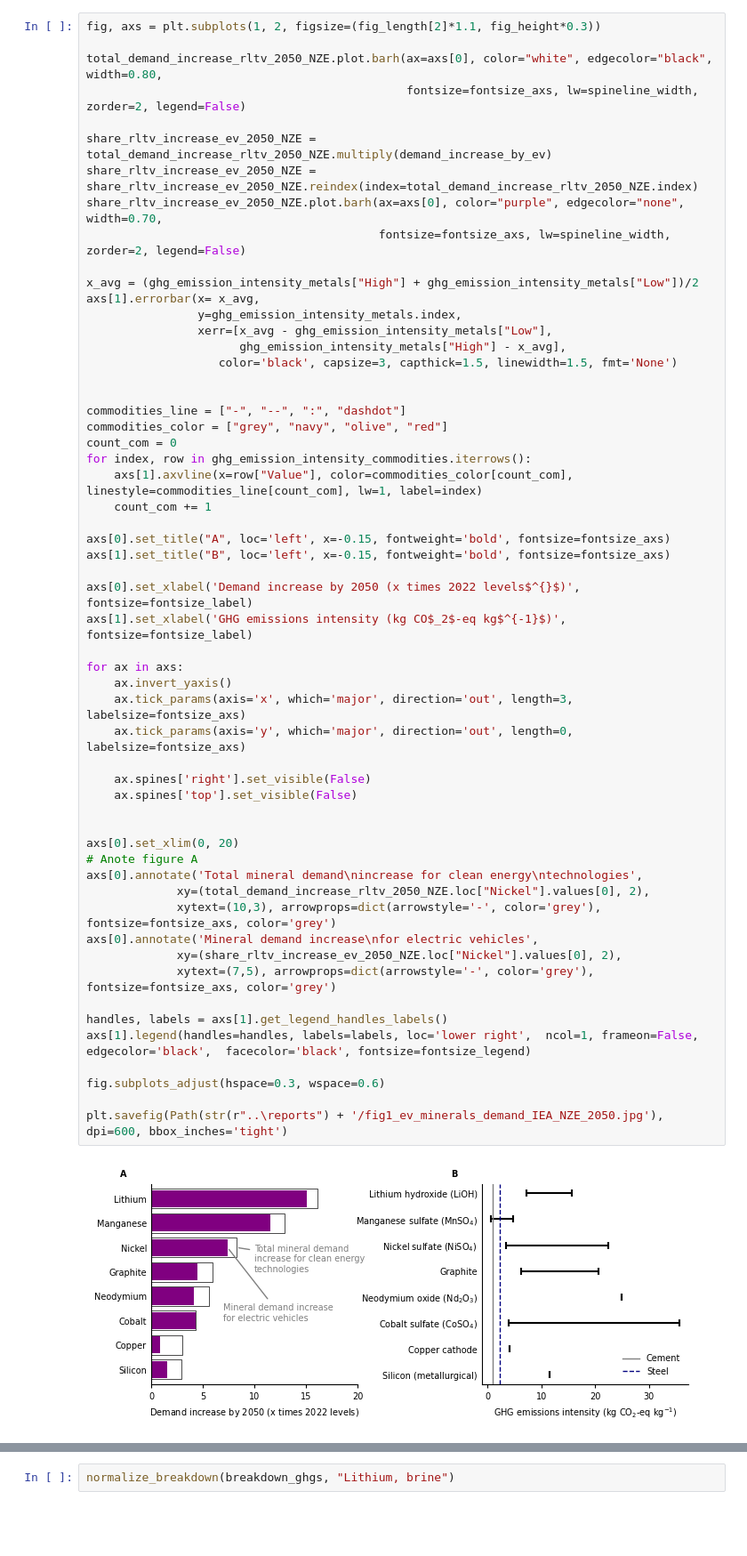
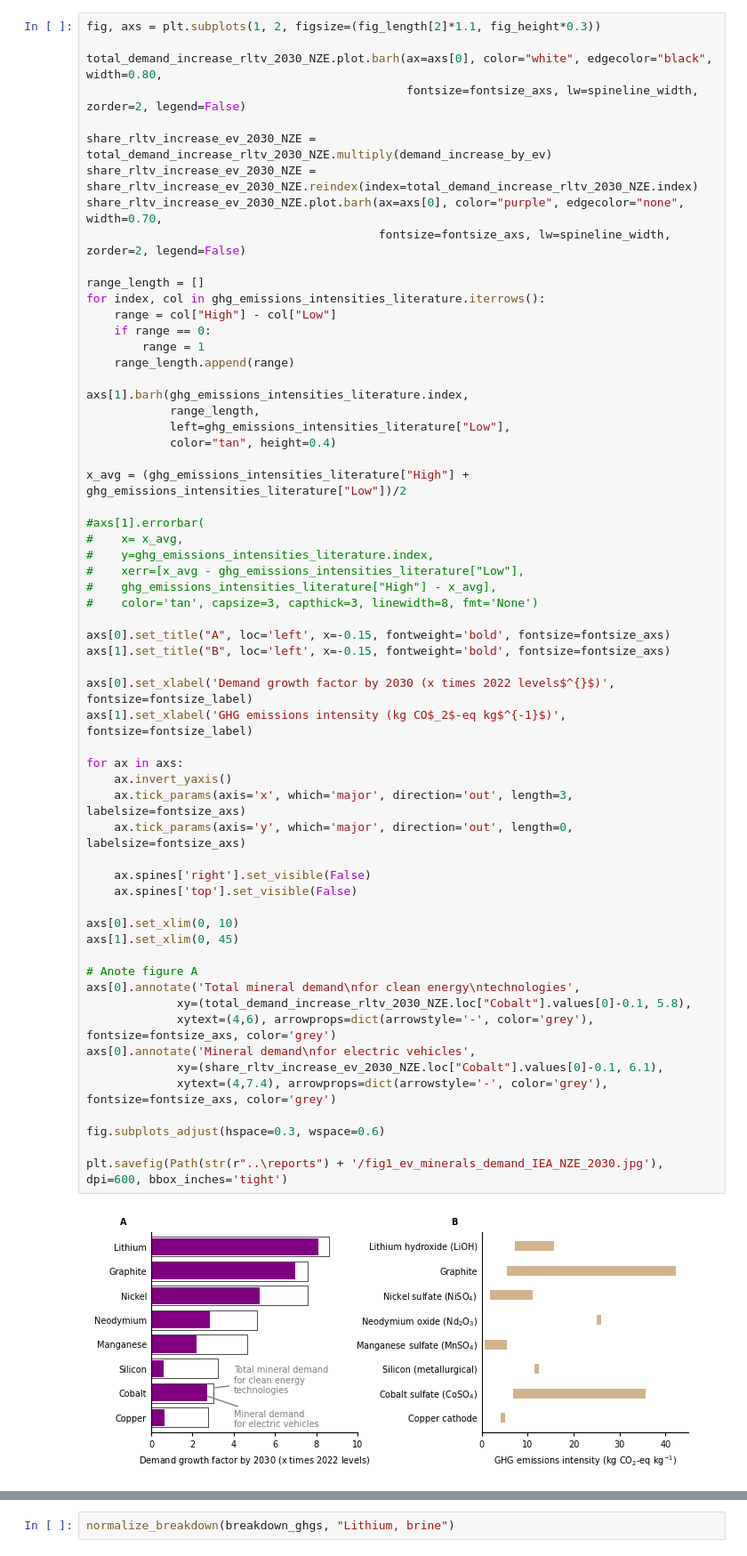
Before and after one commit to robyistrate/decarbonization_LIB_raw_materials, a Jupyter notebook: analysis/03_visualization.ipynb, the cells around one changed output, grey strips where cells are left out. Shown at 89% size. Saved outputs shown, nothing was run; the diff lists cells and outputs as text; blank space fills up the shorter version.

```diff
--- a/analysis/03_visualization.ipynb
+++ b/analysis/03_visualization.ipynb
@@ -93,59 +118,63 @@ ghg_emission_intensity_metals
 # %%
 fig, axs = plt.subplots(1, 2, figsize=(fig_length[2]*1.1, fig_height*0.3))
 
-total_demand_increase_rltv_2050_NZE.plot.barh(ax=axs[0], color="white", edgecolor="black", width=0.80,
+total_demand_increase_rltv_2030_NZE.plot.barh(ax=axs[0], color="white", edgecolor="black", width=0.80,
                                               fontsize=fontsize_axs, lw=spineline_width, zorder=2, legend=False)
 
-share_rltv_increase_ev_2050_NZE = total_demand_increase_rltv_2050_NZE.multiply(demand_increase_by_ev)
-share_rltv_increase_ev_2050_NZE = share_rltv_increase_ev_2050_NZE.reindex(index=total_demand_increase_rltv_2050_NZE.index)
-share_rltv_increase_ev_2050_NZE.plot.barh(ax=axs[0], color="purple", edgecolor="none", width=0.70,
+share_rltv_increase_ev_2030_NZE = total_demand_increase_rltv_2030_NZE.multiply(demand_increase_by_ev)
+share_rltv_increase_ev_2030_NZE = share_rltv_increase_ev_2030_NZE.reindex(index=total_demand_increase_rltv_2030_NZE.index)
+share_rltv_increase_ev_2030_NZE.plot.barh(ax=axs[0], color="purple", edgecolor="none", width=0.70,
                                           fontsize=fontsize_axs, lw=spineline_width, zorder=2, legend=False)
 
-x_avg = (ghg_emission_intensity_metals["High"] + ghg_emission_intensity_metals["Low"])/2
-axs[1].errorbar(x= x_avg,
-                y=ghg_emission_intensity_metals.index,
-                xerr=[x_avg - ghg_emission_intensity_metals["Low"],
-                      ghg_emission_intensity_metals["High"] - x_avg],
-                   color='black', capsize=3, capthick=1.5, linewidth=1.5, fmt='None')
+range_length = []
+for index, col in ghg_emissions_intensities_literature.iterrows():
+    range = col["High"] - col["Low"]
+    if range == 0:
+        range = 1
+    range_length.append(range)
 
+axs[1].barh(ghg_emissions_intensities_literature.index,
+            range_length,
+            left=ghg_emissions_intensities_literature["Low"],
+            color="tan", height=0.4)
 
-commodities_line = ["-", "--", ":", "dashdot"]
-commodities_color = ["grey", "navy", "olive", "red"]
-count_com = 0
-for index, row in ghg_emission_intensity_commodities.iterrows():
-    axs[1].axvline(x=row["Value"], color=commodities_color[count_com], linestyle=commodities_line[count_com], lw=1, label=index)
-    count_com += 1
+x_avg = (ghg_emissions_intensities_literature["High"] + ghg_emissions_intensities_literature["Low"])/2
+
+#axs[1].errorbar(
+#    x= x_avg,
+#    y=ghg_emissions_intensities_literature.index,
+#    xerr=[x_avg - ghg_emissions_intensities_literature["Low"],
+#    ghg_emissions_intensities_literature["High"] - x_avg],
+#    color='tan', capsize=3, capthick=3, linewidth=8, fmt='None')
 
 axs[0].set_title("A", loc='left', x=-0.15, fontweight='bold', fontsize=fontsize_axs)
 axs[1].set_title("B", loc='left', x=-0.15, fontweight='bold', fontsize=fontsize_axs)
 
-axs[0].set_xlabel('Demand increase by 2050 (x times 2022 levels$^{}$)', fontsize=fontsize_label)
+axs[0].set_xlabel('Demand growth factor by 2030 (x times 2022 levels$^{}$)', fontsize=fontsize_label)
 axs[1].set_xlabel('GHG emissions intensity (kg CO$_2$-eq kg$^{-1}$)', fontsize=fontsize_label)
 
 for ax in axs:
     ax.invert_yaxis()
     ax.tick_params(axis='x', which='major', direction='out', length=3, labelsize=fontsize_axs)
     ax.tick_params(axis='y', which='major', direction='out', length=0, labelsize=fontsize_axs)
 
     ax.spines['right'].set_visible(False)
     ax.spines['top'].set_visible(False)
 
+axs[0].set_xlim(0, 10)
+axs[1].set_xlim(0, 45)
 
-axs[0].set_xlim(0, 20)
 # Anote figure A
-axs[0].annotate('Total mineral demand\nincrease for clean energy\ntechnologies',
-             xy=(total_demand_increase_rltv_2050_NZE.loc["Nickel"].values[0], 2),
-             xytext=(10,3), arrowprops=dict(arrowstyle='-', color='grey'), fontsize=fontsize_axs, color='grey')
-axs[0].annotate('Mineral demand increase\nfor electric vehicles',
-             xy=(share_rltv_increase_ev_2050_NZE.loc["Nickel"].values[0], 2),
-             xytext=(7,5), arrowprops=dict(arrowstyle='-', color='grey'), fontsize=fontsize_axs, color='grey')
-
-handles, labels = axs[1].get_legend_handles_labels()
-axs[1].legend(handles=handles, labels=labels, loc='lower right',  ncol=1, frameon=False, edgecolor='black',  facecolor='black', fontsize=fontsize_legend)
+axs[0].annotate('Total mineral demand\nfor clean energy\ntechnologies',
+             xy=(total_demand_increase_rltv_2030_NZE.loc["Cobalt"].values[0]-0.1, 5.8),
+             xytext=(4,6), arrowprops=dict(arrowstyle='-', color='grey'), fontsize=fontsize_axs, color='grey')
+axs[0].annotate('Mineral demand\nfor electric vehicles',
+             xy=(share_rltv_increase_ev_2030_NZE.loc["Cobalt"].values[0]-0.1, 6.1),
+             xytext=(4,7.4), arrowprops=dict(arrowstyle='-', color='grey'), fontsize=fontsize_axs, color='grey')
 
 fig.subplots_adjust(hspace=0.3, wspace=0.6)
 
-plt.savefig(Path(str(r"..\reports") + '/fig1_ev_minerals_demand_IEA_NZE_2050.jpg'), dpi=600, bbox_inches='tight')
+plt.savefig(Path(str(r"..\reports") + '/fig1_ev_minerals_demand_IEA_NZE_2030.jpg'), dpi=600, bbox_inches='tight')
 # %% [output]
-[figure, old version]
+[figure, new version]
 # %% [markdown]
```
Also changed, not shown: parts of 71 cells of this notebook, 19 other files.
